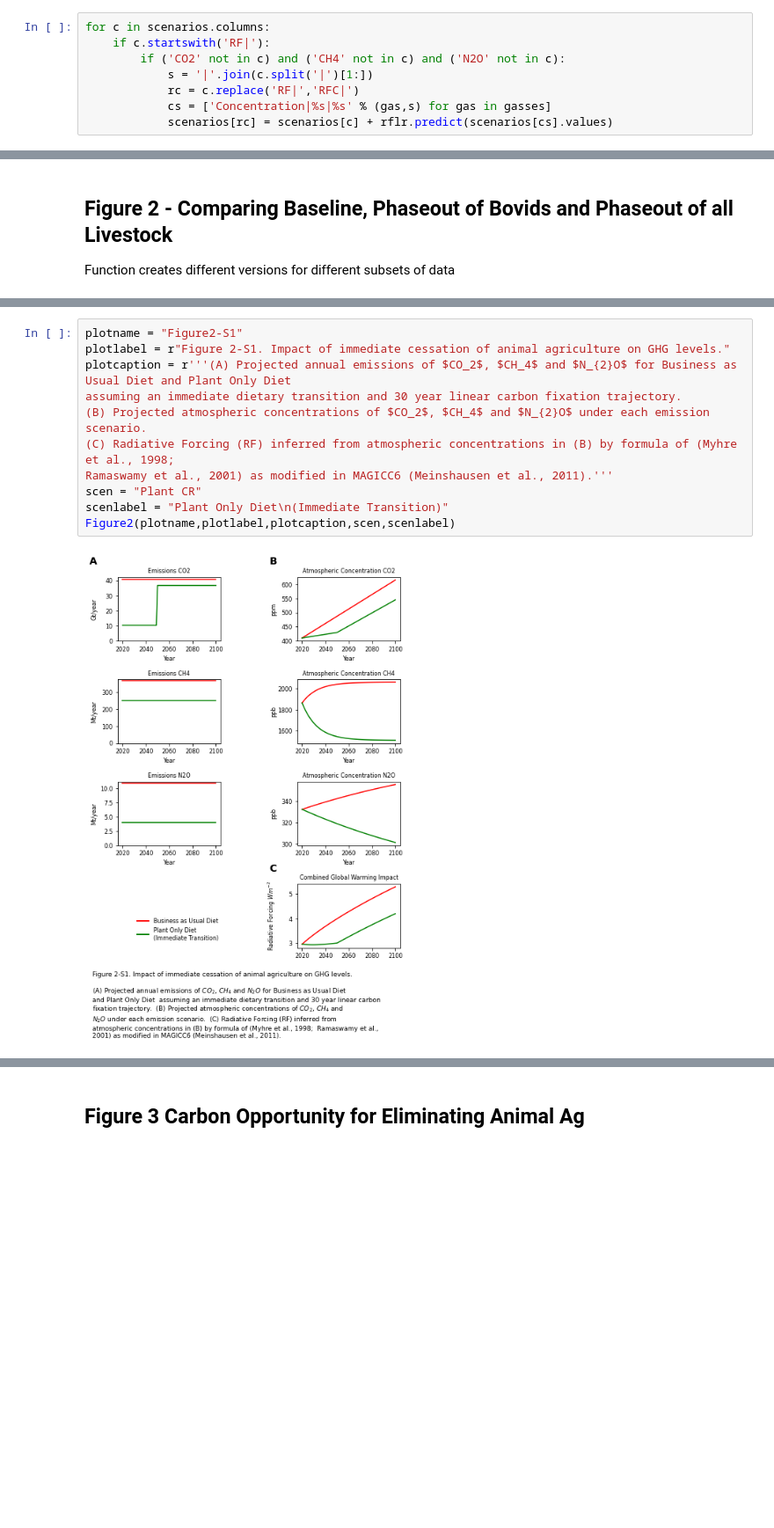
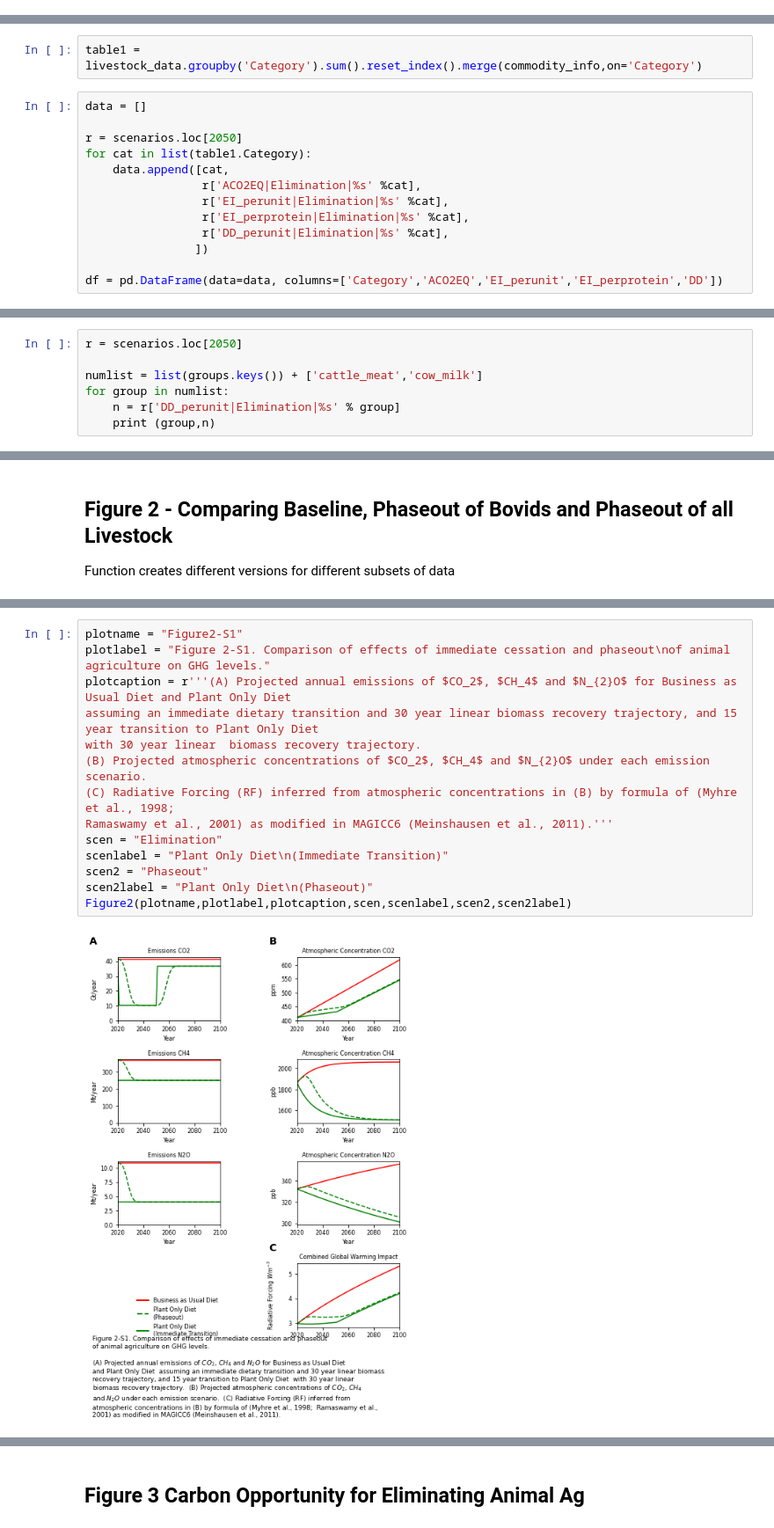
Before and after one commit to mbeisen/LivestockClimateImpact, a Jupyter notebook: PlanetaryReset.ipynb, the cells around one changed output, grey strips where cells are left out. Shown: that part at 88% size. Drawn from its saved outputs; the diff is of its cells as text; blank space fills up the shorter version.

```diff
--- a/PlanetaryReset.ipynb
+++ b/PlanetaryReset.ipynb
@@ -1027,11 +1072,3 @@ def RF_cMAGICC(C,M,N):
-# %%
-for c in scenarios.columns:
-    if c.startswith('RF|'):
-        if ('CO2' not in c) and ('CH4' not in c) and ('N2O' not in c):
-            s = '|'.join(c.split('|')[1:])
-            rc = c.replace('RF|','RFC|')
-            cs = ['Concentration|%s|%s' % (gas,s) for gas in gasses]
-            scenarios[rc] = scenarios[c] + rflr.predict(scenarios[cs].values)
 # %% [markdown]
 ## Emissions and Land Carbon Opportunity Cost
 
@@ -1152,0 +1165,15 @@ dtype: float64
+# %%
+table1 = livestock_data.groupby('Category').sum().reset_index().merge(commodity_info,on='Category')
+# %%
+data = []
+
+r = scenarios.loc[2050]
+for cat in list(table1.Category):
+    data.append([cat,
+                 r['ACO2EQ|Elimination|%s' %cat],
+                 r['EI_perunit|Elimination|%s' %cat],
+                 r['EI_perprotein|Elimination|%s' %cat],
+                 r['DD_perunit|Elimination|%s' %cat],
+                ])
+
+df = pd.DataFrame(data=data, columns=['Category','ACO2EQ','EI_perunit','EI_perprotein','DD'])
@@ -1152,0 +1321,7 @@ dtype: float64
+# %%
+r = scenarios.loc[2050]
+
+numlist = list(groups.keys()) + ['cattle_meat','cow_milk']
+for group in numlist:
+    n = r['DD_perunit|Elimination|%s' % group]
+    print (group,n)
@@ -1620,15 +1803,18 @@ Figure2(plotname,plotlabel,plotcaption,scen,scenlabel,scen2,scen2label)
 # %%
 plotname = "Figure2-S1"
-plotlabel = r"Figure 2-S1. Impact of immediate cessation of animal agriculture on GHG levels."
+plotlabel = "Figure 2-S1. Comparison of effects of immediate cessation and phaseout\nof animal agriculture on GHG levels."
 plotcaption = r'''(A) Projected annual emissions of $CO_2$, $CH_4$ and $N_{2}O$ for Business as Usual Diet and Plant Only Diet
-assuming an immediate dietary transition and 30 year linear carbon fixation trajectory.
+assuming an immediate dietary transition and 30 year linear biomass recovery trajectory, and 15 year transition to Plant Only Diet
+with 30 year linear  biomass recovery trajectory.
 (B) Projected atmospheric concentrations of $CO_2$, $CH_4$ and $N_{2}O$ under each emission scenario.
 (C) Radiative Forcing (RF) inferred from atmospheric concentrations in (B) by formula of (Myhre et al., 1998;
 Ramaswamy et al., 2001) as modified in MAGICC6 (Meinshausen et al., 2011).'''
-scen = "Plant CR"
+scen = "Elimination"
 scenlabel = "Plant Only Diet\n(Immediate Transition)"
-Figure2(plotname,plotlabel,plotcaption,scen,scenlabel)
+scen2 = "Phaseout"
+scen2label = "Plant Only Diet\n(Phaseout)"
+Figure2(plotname,plotlabel,plotcaption,scen,scenlabel,scen2,scen2label)
 # %% [output]
-[figure, old version]
+[figure, new version]
 # %%
 plotname = "Figure2-S2"
```
Also changed, not shown: parts of 129 cells of this notebook, 32 other files.
